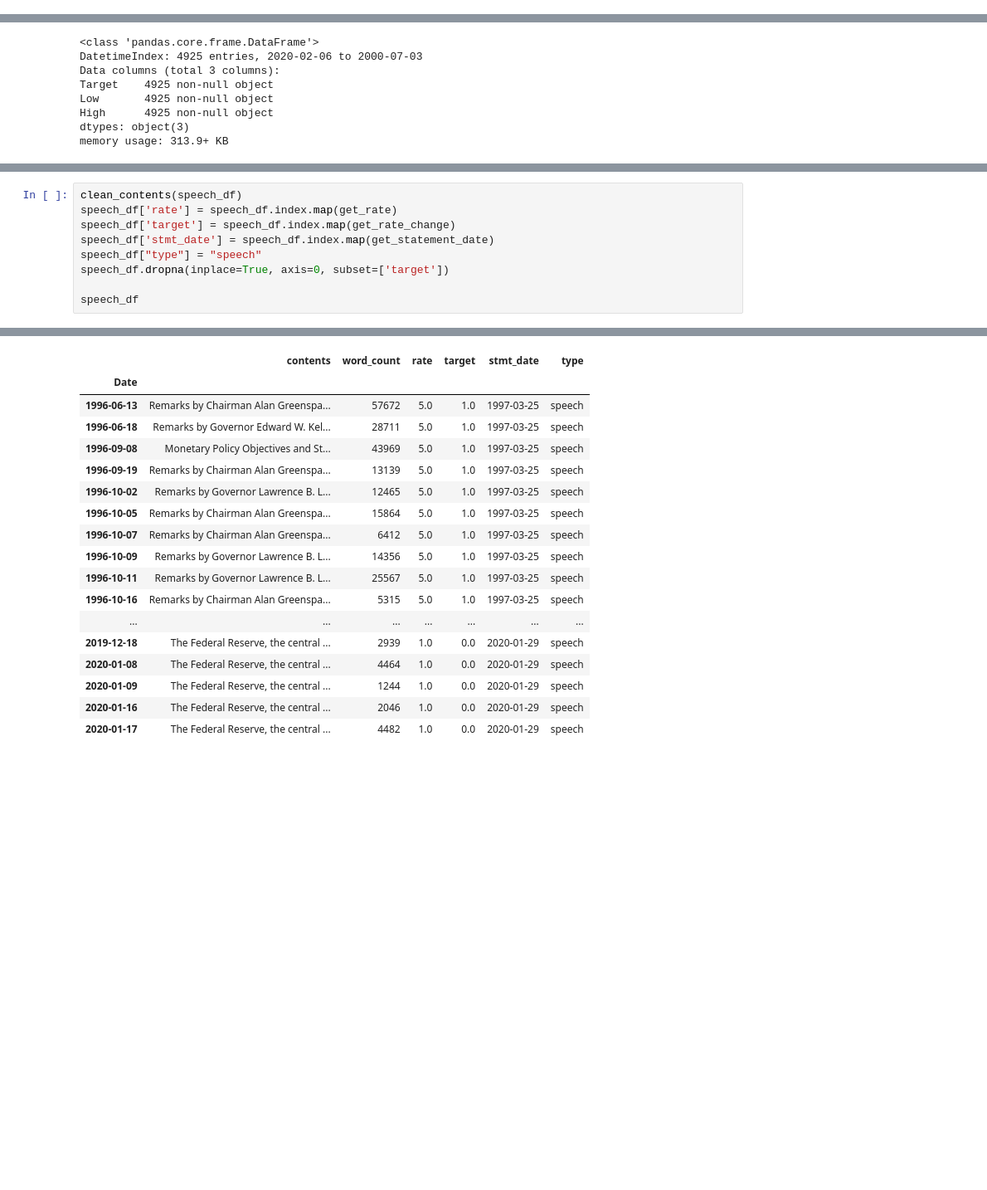
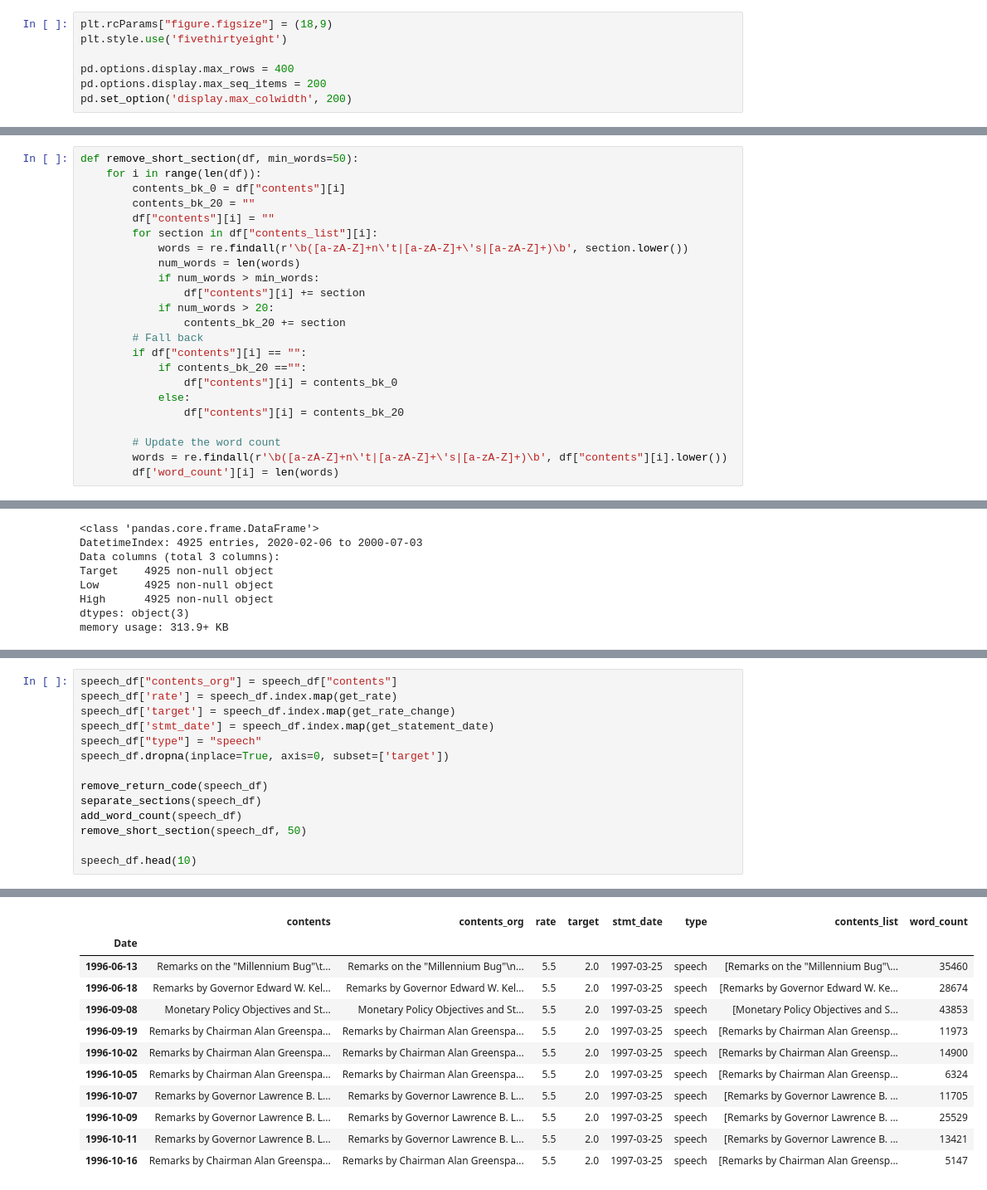
Before and after one commit to yukit-k/centralbank_analysis, a Jupyter notebook: src/FOMC_Analysis_Preprocess.ipynb, the cells around one changed output, grey strips where cells are left out. Shown at 83% size. Saved outputs shown, nothing was run; the diff lists cells and outputs as text; blank space fills up the shorter version.

```diff
--- a/src/FOMC_Analysis_Preprocess.ipynb
+++ b/src/FOMC_Analysis_Preprocess.ipynb
@@ -15,3 +16,10 @@ import pickle
 
 import nltk
+# %%
+plt.rcParams["figure.figsize"] = (18,9)
+plt.style.use('fivethirtyeight')
+
+pd.options.display.max_rows = 400
+pd.options.display.max_seq_items = 200
+pd.set_option('display.max_colwidth', 200)
 # %% [markdown]
@@ -55,0 +70,23 @@ def get_rate(x):
+# %%
+def remove_short_section(df, min_words=50):
+    for i in range(len(df)):
+        contents_bk_0 = df["contents"][i]
+        contents_bk_20 = ""
+        df["contents"][i] = ""
+        for section in df["contents_list"][i]:
+            words = re.findall(r'\b([a-zA-Z]+n\'t|[a-zA-Z]+\'s|[a-zA-Z]+)\b', section.lower())
+            num_words = len(words)
+            if num_words > min_words:
+                df["contents"][i] += section
+            if num_words > 20:
+                contents_bk_20 += section
+        # Fall back
+        if df["contents"][i] == "":
+            if contents_bk_20 =="":
+                df["contents"][i] = contents_bk_0
+            else:
+                df["contents"][i] = contents_bk_20
+
+        # Update the word count
+        words = re.findall(r'\b([a-zA-Z]+n\'t|[a-zA-Z]+\'s|[a-zA-Z]+)\b', df["contents"][i].lower())
+        df['word_count'][i] = len(words)
@@ -359,10 +699,15 @@ speech_df
 # %%
-clean_contents(speech_df)
+speech_df["contents_org"] = speech_df["contents"]
 speech_df['rate'] = speech_df.index.map(get_rate)
 speech_df['target'] = speech_df.index.map(get_rate_change)
 speech_df['stmt_date'] = speech_df.index.map(get_statement_date)
 speech_df["type"] = "speech"
 speech_df.dropna(inplace=True, axis=0, subset=['target'])
 
-speech_df
+remove_return_code(speech_df)
+separate_sections(speech_df)
+add_word_count(speech_df)
+remove_short_section(speech_df, 50)
+
+speech_df.head(10)
 # %% [output]
@@ -369,18 +731,12 @@ speech_df
-|  | contents | word_count | rate | target | stmt_date | type |
-| Date |  |  |  |  |  |  |
-| 1996-06-13 | Remarks by Chairman Alan Greenspa... | 57672 | 5.0 | 1.0 | 1997-03-25 | speech |
-| 1996-06-18 | Remarks by Governor Edward W. Kel... | 28711 | 5.0 | 1.0 | 1997-03-25 | speech |
-| 1996-09-08 | Monetary Policy Objectives and St... | 43969 | 5.0 | 1.0 | 1997-03-25 | speech |
-| 1996-09-19 | Remarks by Chairman Alan Greenspa... | 13139 | 5.0 | 1.0 | 1997-03-25 | speech |
-| 1996-10-02 | Remarks by Governor Lawrence B. L... | 12465 | 5.0 | 1.0 | 1997-03-25 | speech |
-| 1996-10-05 | Remarks by Chairman Alan Greenspa... | 15864 | 5.0 | 1.0 | 1997-03-25 | speech |
-| 1996-10-07 | Remarks by Chairman Alan Greenspa... | 6412 | 5.0 | 1.0 | 1997-03-25 | speech |
-| 1996-10-09 | Remarks by Governor Lawrence B. L... | 14356 | 5.0 | 1.0 | 1997-03-25 | speech |
-| 1996-10-11 | Remarks by Governor Lawrence B. L... | 25567 | 5.0 | 1.0 | 1997-03-25 | speech |
-| 1996-10-16 | Remarks by Chairman Alan Greenspa... | 5315 | 5.0 | 1.0 | 1997-03-25 | speech |
-| ... | ... | ... | ... | ... | ... | ... |
-| 2019-12-18 | The Federal Reserve, the central ... | 2939 | 1.0 | 0.0 | 2020-01-29 | speech |
-| 2020-01-08 | The Federal Reserve, the central ... | 4464 | 1.0 | 0.0 | 2020-01-29 | speech |
-| 2020-01-09 | The Federal Reserve, the central ... | 1244 | 1.0 | 0.0 | 2020-01-29 | speech |
-| 2020-01-16 | The Federal Reserve, the central ... | 2046 | 1.0 | 0.0 | 2020-01-29 | speech |
-| 2020-01-17 | The Federal Reserve, the central ... | 4482 | 1.0 | 0.0 | 2020-01-29 | speech |
+|  | contents | contents_org | rate | target | stmt_date | type | contents_list | word_count |
+| Date |  |  |  |  |  |  |  |  |
+| 1996-06-13 | Remarks on the "Millennium Bug"\t... | Remarks on the "Millennium Bug"\n... | 5.5 | 2.0 | 1997-03-25 | speech | [Remarks on the "Millennium Bug"\... | 35460 |
+| 1996-06-18 | Remarks by Governor Edward W. Kel... | Remarks by Governor Edward W. Kel... | 5.5 | 2.0 | 1997-03-25 | speech | [Remarks by Governor Edward W. Ke... | 28674 |
+| 1996-09-08 | Monetary Policy Objectives and St... | Monetary Policy Objectives and St... | 5.5 | 2.0 | 1997-03-25 | speech | [Monetary Policy Objectives and S... | 43853 |
+| 1996-09-19 | Remarks by Chairman Alan Greenspa... | Remarks by Chairman Alan Greenspa... | 5.5 | 2.0 | 1997-03-25 | speech | [Remarks by Chairman Alan Greensp... | 11973 |
+| 1996-10-02 | Remarks by Chairman Alan Greenspa... | Remarks by Chairman Alan Greenspa... | 5.5 | 2.0 | 1997-03-25 | speech | [Remarks by Chairman Alan Greensp... | 14900 |
+| 1996-10-05 | Remarks by Chairman Alan Greenspa... | Remarks by Chairman Alan Greenspa... | 5.5 | 2.0 | 1997-03-25 | speech | [Remarks by Chairman Alan Greensp... | 6324 |
+| 1996-10-07 | Remarks by Governor Lawrence B. L... | Remarks by Governor Lawrence B. L... | 5.5 | 2.0 | 1997-03-25 | speech | [Remarks by Governor Lawrence B. ... | 11705 |
+| 1996-10-09 | Remarks by Governor Lawrence B. L... | Remarks by Governor Lawrence B. L... | 5.5 | 2.0 | 1997-03-25 | speech | [Remarks by Governor Lawrence B. ... | 25529 |
+| 1996-10-11 | Remarks by Governor Lawrence B. L... | Remarks by Governor Lawrence B. L... | 5.5 | 2.0 | 1997-03-25 | speech | [Remarks by Governor Lawrence B. ... | 13421 |
+| 1996-10-16 | Remarks by Chairman Alan Greenspa... | Remarks by Chairman Alan Greenspa... | 5.5 | 2.0 | 1997-03-25 | speech | [Remarks by Chairman Alan Greensp... | 5147 |
```
Also changed, not shown: parts of 57 cells of this notebook.
